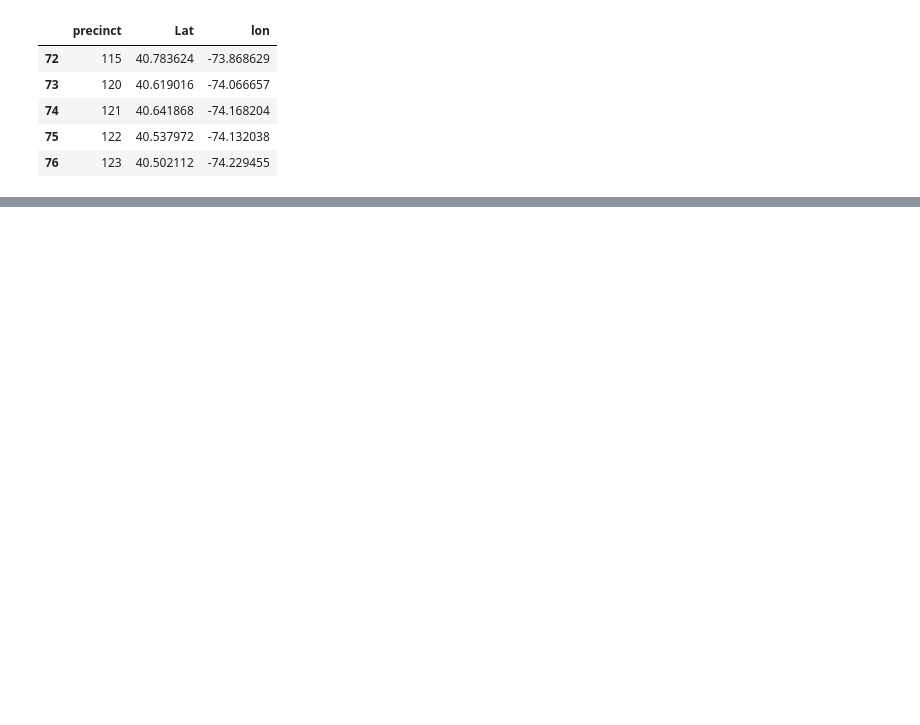
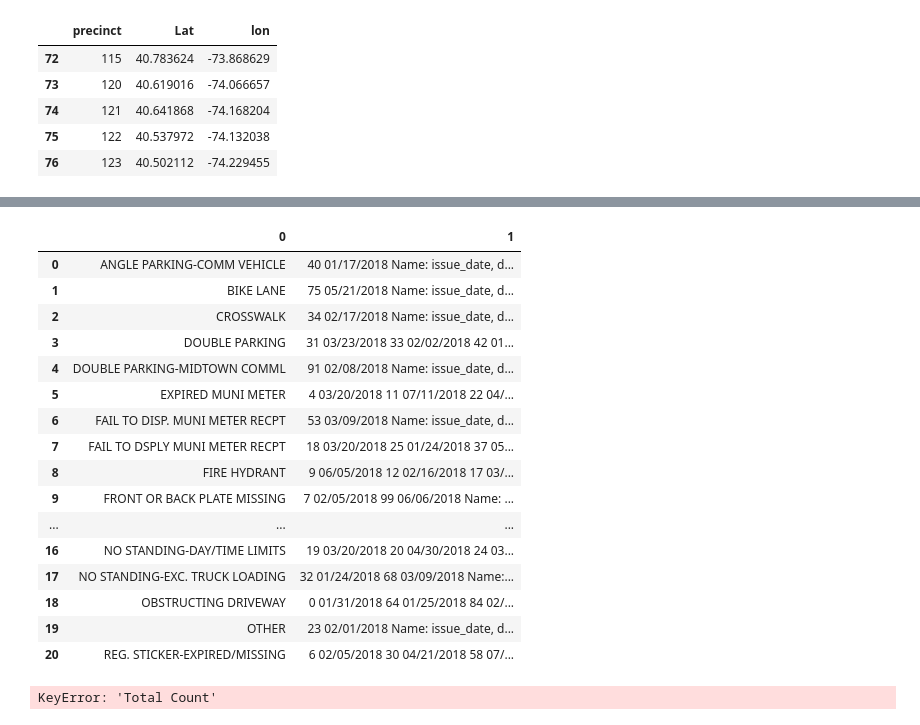
Before and after one commit to jesusbaquiax/github_project_one, a Jupyter notebook: Traffic_Tickets.ipynb, the cells around one changed output, grey strips where cells are left out. Drawn from its saved outputs; the diff is of its cells as text; code cells hidden in the pictures; blank space fills up the shorter version.

```diff
--- a/Traffic_Tickets.ipynb
+++ b/Traffic_Tickets.ipynb
@@ -86,0 +165,55 @@ plt.scatter(x=Coordinate["lon"], y=Coordinate["Lat"], s=Coordinate["summons_numb
+# %%
+violation_grouped_df = results_df.groupby(["violation"])
+violation_count_df = violation_grouped_df.count()
+
+#store total fine $ in variable
+fine_sum = violation_grouped_df["fine_amount"].sum()
+
+
+#reduce dataframe to needed columns
+violation_count_reduced = pd.DataFrame(violation_grouped_df["issue_date"])
+#violation_count_reduced
+# %% [output]
+|  | 0 | 1 |
+| 0 | ANGLE PARKING-COMM VEHICLE | 40 01/17/2018 Name: issue_date, d... |
+| 1 | BIKE LANE | 75 05/21/2018 Name: issue_date, d... |
+| 2 | CROSSWALK | 34 02/17/2018 Name: issue_date, d... |
+| 3 | DOUBLE PARKING | 31 03/23/2018 33 02/02/2018 42 01... |
+| 4 | DOUBLE PARKING-MIDTOWN COMML | 91 02/08/2018 Name: issue_date, d... |
+| 5 | EXPIRED MUNI METER | 4 03/20/2018 11 07/11/2018 22 04/... |
+| 6 | FAIL TO DISP. MUNI METER RECPT | 53 03/09/2018 Name: issue_date, d... |
+| 7 | FAIL TO DSPLY MUNI METER RECPT | 18 03/20/2018 25 01/24/2018 37 05... |
+| 8 | FIRE HYDRANT | 9 06/05/2018 12 02/16/2018 17 03/... |
+| 9 | FRONT OR BACK PLATE MISSING | 7 02/05/2018 99 06/06/2018 Name: ... |
+| ... | ... | ... |
+| 16 | NO STANDING-DAY/TIME LIMITS | 19 03/20/2018 20 04/30/2018 24 03... |
+| 17 | NO STANDING-EXC. TRUCK LOADING | 32 01/24/2018 68 03/09/2018 Name:... |
+| 18 | OBSTRUCTING DRIVEWAY | 0 01/31/2018 64 01/25/2018 84 02/... |
+| 19 | OTHER | 23 02/01/2018 Name: issue_date, d... |
+| 20 | REG. STICKER-EXPIRED/MISSING | 6 02/05/2018 30 04/21/2018 58 07/... |
+# %%
+
+#reduce dataframe to needed columns
+violation_count_reduced = pd.DataFrame(violation_grouped_df["issue_date"])
+
+#rename column to represent total row count which is also total violation count
+violation_count_renamed = violation_count_reduced.rename(columns={"issue_date": "Total Count"})
+
+#calculate violation type occurrences as a percentage of total violations
+percent_of_violations = (violation_count_renamed["Total Count"]/total_violations)*100
+
+#add percentage of violations in new column
+violation_count_renamed["Percent of Total Count"] = percent_of_violations
+
+#add column for total fine
+violation_count_renamed["fine_amount"] = fine_sum
+
+#calculate percent of fines
+percent_of_fine = round((violation_count_renamed["fine_amount"]/sum(results_df["fine_amount"]))*100,2)
+violation_count_renamed["Percent of Fine"] = percent_of_fine
+
+
+violation_count_sorted = violation_count_renamed.sort_values("Total Count", ascending=False)
+violation_count_sorted.head()
+# %% [output]
+KeyError: 'Total Count'
```
Also changed, not shown: parts of 13 cells of this notebook.
